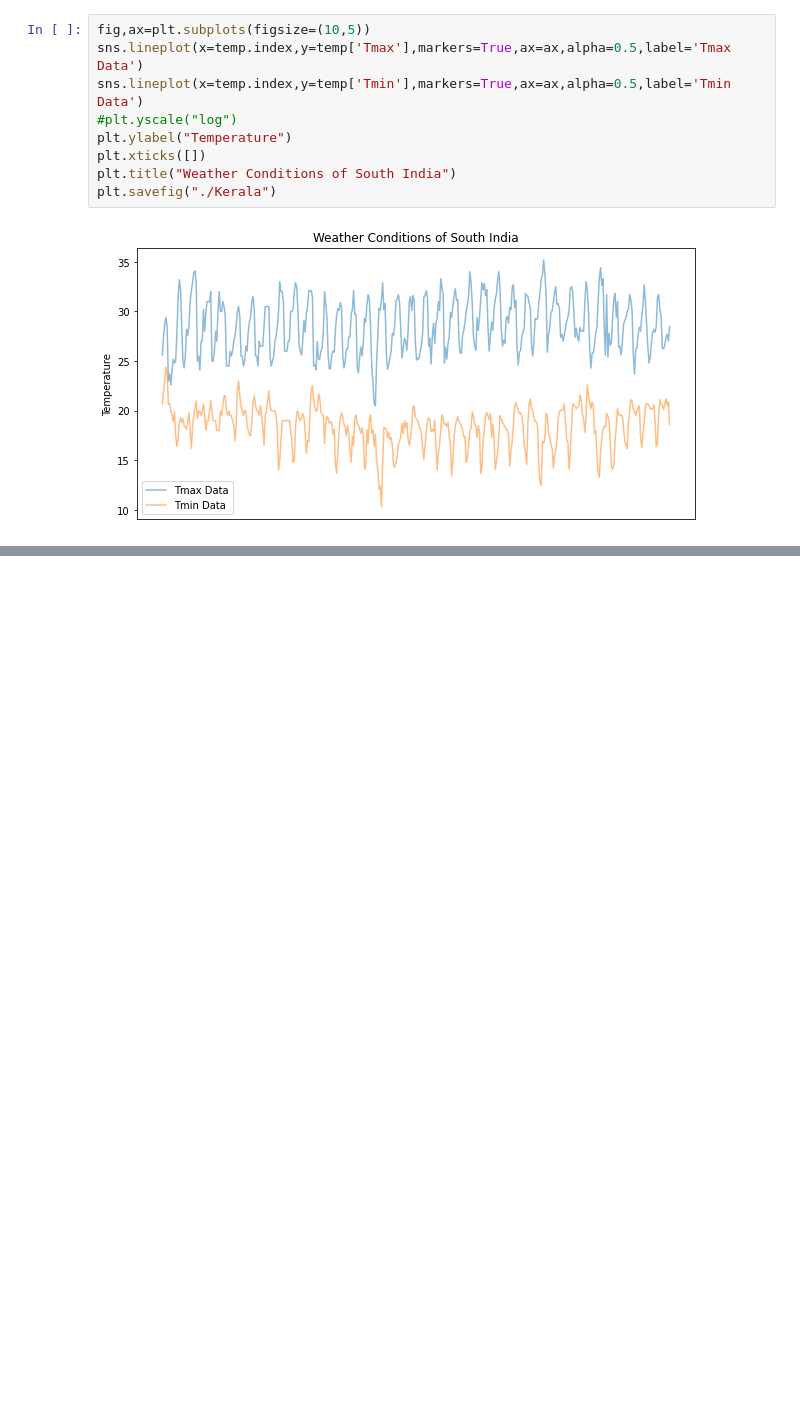
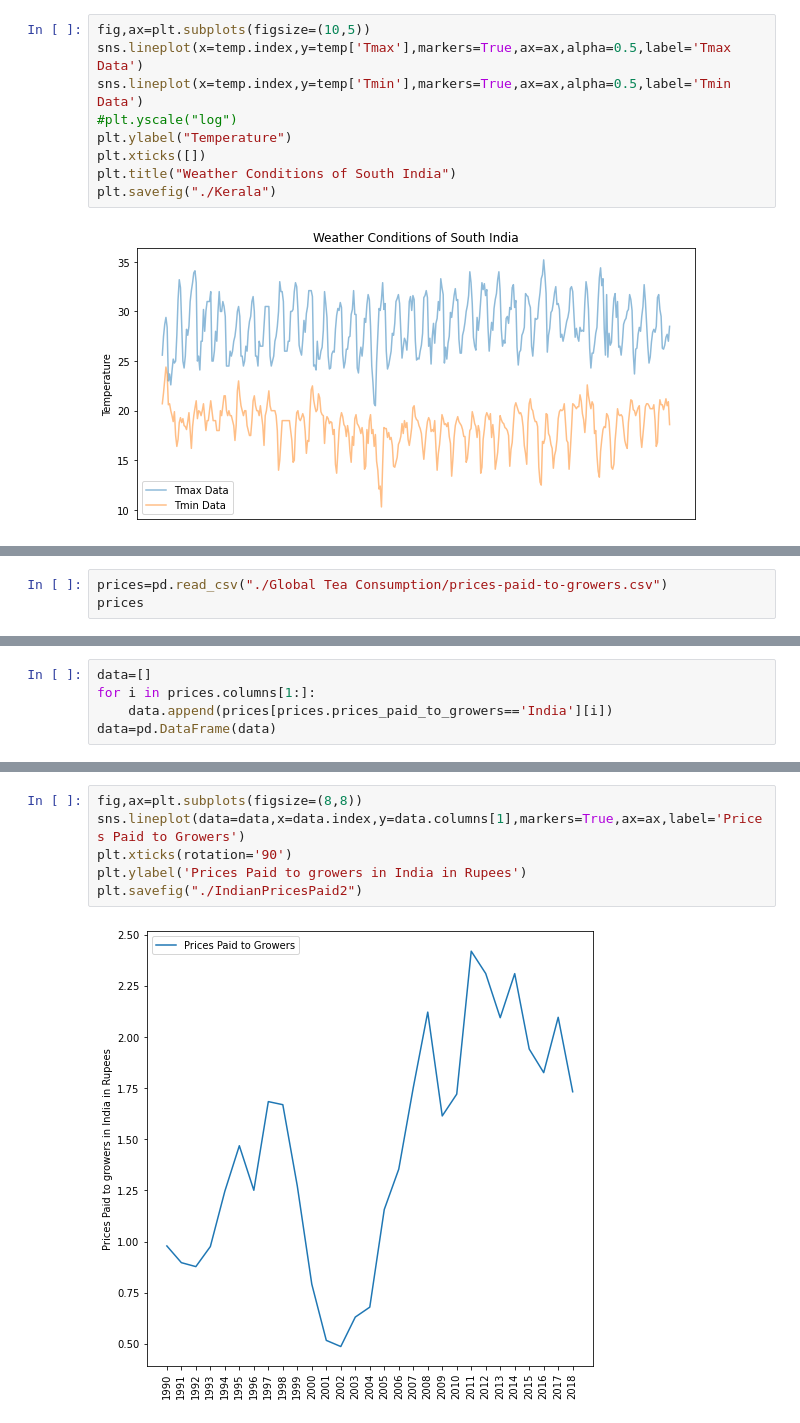
Before and after one commit to bitanb1999/FeyNN, a Jupyter notebook: FeyNN.ipynb, the cells around one changed output, grey strips where cells are left out. Saved outputs shown, nothing was run; the diff lists cells and outputs as text; blank space fills up the shorter version.

```diff
--- a/FeyNN.ipynb
+++ b/FeyNN.ipynb
@@ -354,0 +466,3 @@ plt.savefig("./Kerala")
+# %%
+prices=pd.read_csv("./Global Tea Consumption/prices-paid-to-growers.csv")
+prices
@@ -354,0 +485,5 @@ plt.savefig("./Kerala")
+# %%
+data=[]
+for i in prices.columns[1:]:
+    data.append(prices[prices.prices_paid_to_growers=='India'][i])
+data=pd.DataFrame(data)
@@ -354,0 +510,8 @@ plt.savefig("./Kerala")
+# %%
+fig,ax=plt.subplots(figsize=(8,8))
+sns.lineplot(data=data,x=data.index,y=data.columns[1],markers=True,ax=ax,label='Prices Paid to Growers')
+plt.xticks(rotation='90')
+plt.ylabel('Prices Paid to growers in India in Rupees')
+plt.savefig("./IndianPricesPaid2")
+# %% [output]
+[figure, added]
```
Also changed, not shown: parts of 46 cells of this notebook.
